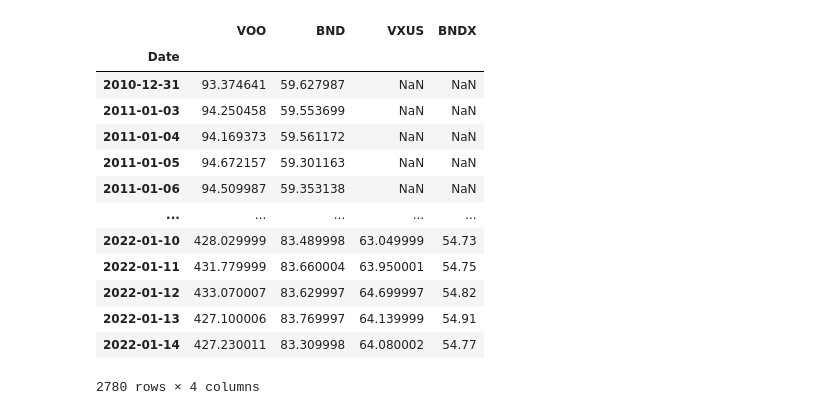
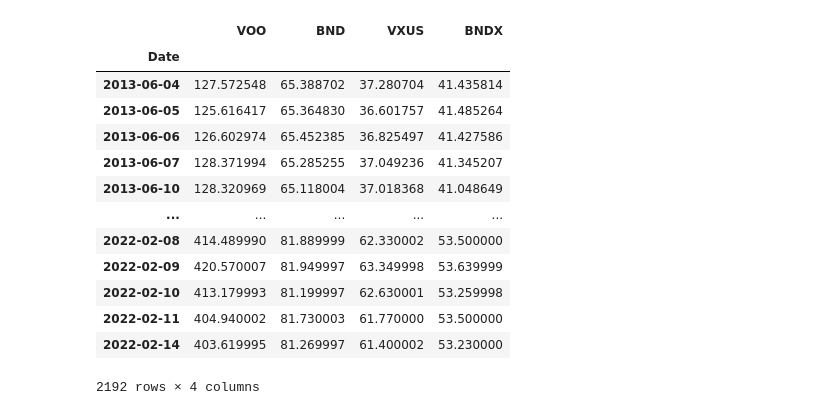
Before and after one commit to koichiroiijima/Optimize_Allocation, a Jupyter notebook: data/opt.ipynb, the cells around one changed output. Cells and saved outputs as stored; diff of their text form; code cells hidden in the pictures.

```diff
--- a/data/opt.ipynb
+++ b/data/opt.ipynb
@@ -99,21 +99,22 @@ prices = pd.DataFrame()
 # %%
 prices['VOO'] = voo['Adj Close']
 prices['BND'] = bnd['Adj Close']
 prices['VXUS'] = vxus['Adj Close']
 prices['BNDX'] = bndx['Adj Close']
+prices = prices.fillna(value=None, method="ffill", axis=0, inplace=False).dropna(axis=0, how='any', inplace=False)
 prices
 # %% [output]
 |  | VOO | BND | VXUS | BNDX |
 | Date |  |  |  |  |
-| 2010-12-31 | 93.374641 | 59.627987 | NaN | NaN |
-| 2011-01-03 | 94.250458 | 59.553699 | NaN | NaN |
-| 2011-01-04 | 94.169373 | 59.561172 | NaN | NaN |
-| 2011-01-05 | 94.672157 | 59.301163 | NaN | NaN |
-| 2011-01-06 | 94.509987 | 59.353138 | NaN | NaN |
+| 2013-06-04 | 127.572548 | 65.388702 | 37.280704 | 41.435814 |
+| 2013-06-05 | 125.616417 | 65.364830 | 36.601757 | 41.485264 |
+| 2013-06-06 | 126.602974 | 65.452385 | 36.825497 | 41.427586 |
+| 2013-06-07 | 128.371994 | 65.285255 | 37.049236 | 41.345207 |
+| 2013-06-10 | 128.320969 | 65.118004 | 37.018368 | 41.048649 |
 | ... | ... | ... | ... | ... |
-| 2022-01-10 | 428.029999 | 83.489998 | 63.049999 | 54.73 |
-| 2022-01-11 | 431.779999 | 83.660004 | 63.950001 | 54.75 |
-| 2022-01-12 | 433.070007 | 83.629997 | 64.699997 | 54.82 |
-| 2022-01-13 | 427.100006 | 83.769997 | 64.139999 | 54.91 |
-| 2022-01-14 | 427.230011 | 83.309998 | 64.080002 | 54.77 |
+| 2022-02-08 | 414.489990 | 81.889999 | 62.330002 | 53.500000 |
+| 2022-02-09 | 420.570007 | 81.949997 | 63.349998 | 53.639999 |
+| 2022-02-10 | 413.179993 | 81.199997 | 62.630001 | 53.259998 |
+| 2022-02-11 | 404.940002 | 81.730003 | 61.770000 | 53.500000 |
+| 2022-02-14 | 403.619995 | 81.269997 | 61.400002 | 53.230000 |
-2780 rows × 4 columns
+2192 rows × 4 columns
```
Also changed, not shown: parts of 34 cells of this notebook, 1 other file.
